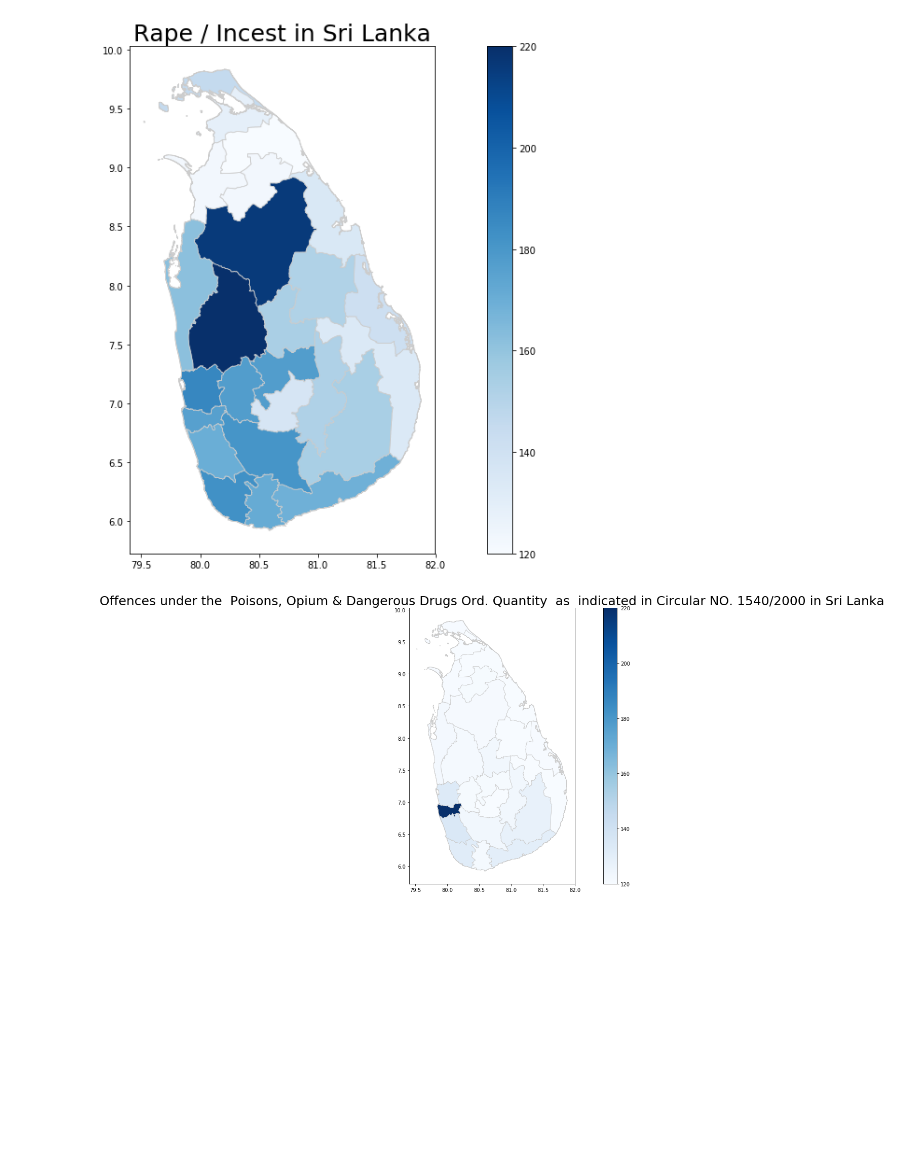
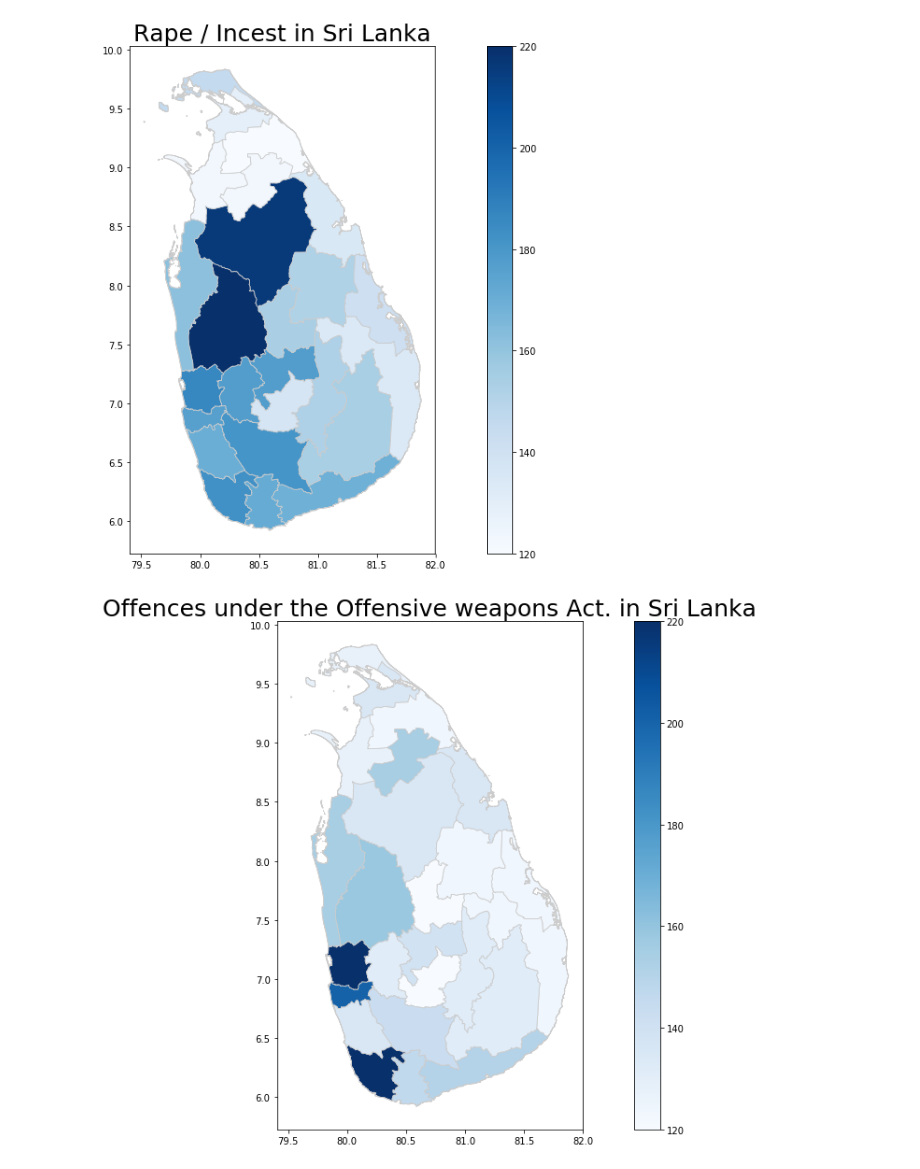
Before and after one commit to PraAnj/gov.lk.data.analysis, a Jupyter notebook: src/geo_maps.ipynb, the cells around one changed output. Cells and saved outputs as stored; diff of their text form; code cells hidden in the pictures; blank space fills up the shorter version.

```diff
--- a/src/geo_maps.ipynb
+++ b/src/geo_maps.ipynb
@@ -89,7 +70,7 @@ plot_map(merged,'Abduction / Kidnapping')
 plot_map(merged,'Rape / Incest')
 # %% [output]
 [figure]
-# %%
-plot_map(merged,'Offences under the  Poisons, Opium & Dangerous Drugs Ord. Quantity  as  indicated in Circular NO. 1540/2000')
-# %% [output]
-[figure, removed]
+# %%
+plot_map(merged,'Offences under the Offensive weapons Act.')
+# %% [output]
+[figure, added]
```
Also changed, not shown: parts of 4 cells of this notebook.
